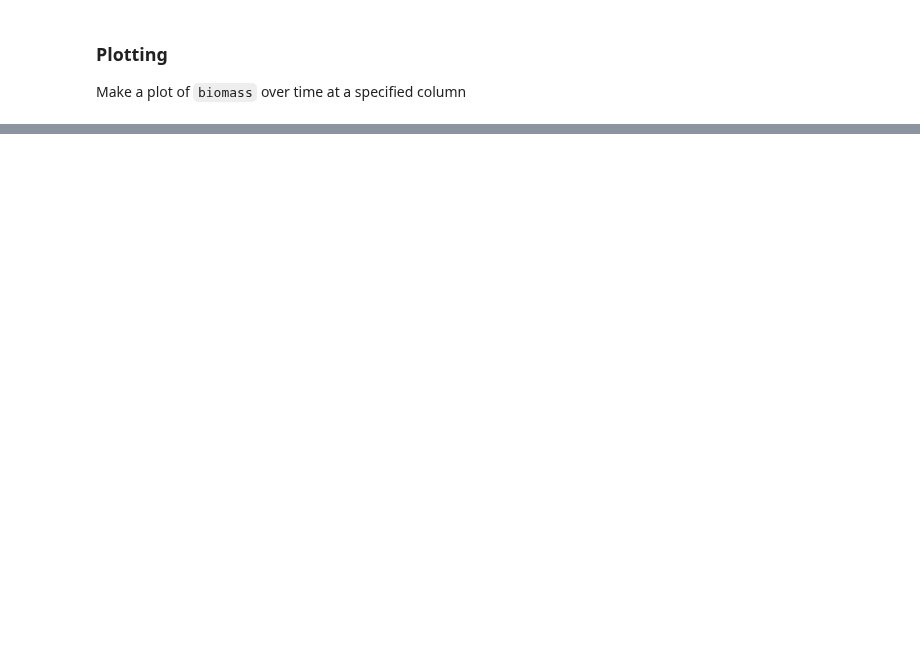
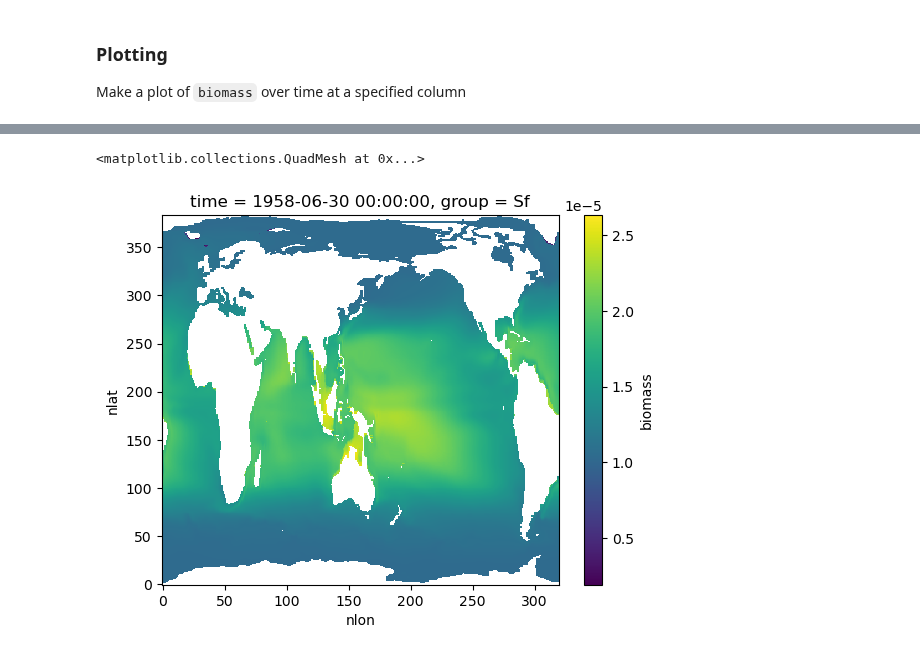
Before and after one commit to marbl-ecosys/feisty, a Jupyter notebook: examples/Multiple Forcing Files.ipynb, the cells around one changed output, grey strips where cells are left out. Saved outputs shown, nothing was run; the diff lists cells and outputs as text; code cells hidden in the pictures; blank space fills up the shorter version.

```diff
--- a/examples/Multiple Forcing Files.ipynb
+++ b/examples/Multiple Forcing Files.ipynb
@@ -213,0 +189,5 @@ if feisty_config.get('output_in_2D', False):
+# %%
+%%time
+
+ds_out["biomass"].isel(time=180, group=0).plot()
+# %% [output]
@@ -213,0 +196,2 @@ if feisty_config.get('output_in_2D', False):
+<matplotlib.collections.QuadMesh at 0x...>
+[figure, added]
```
Also changed, not shown: parts of 13 cells of this notebook, 17 other files.
